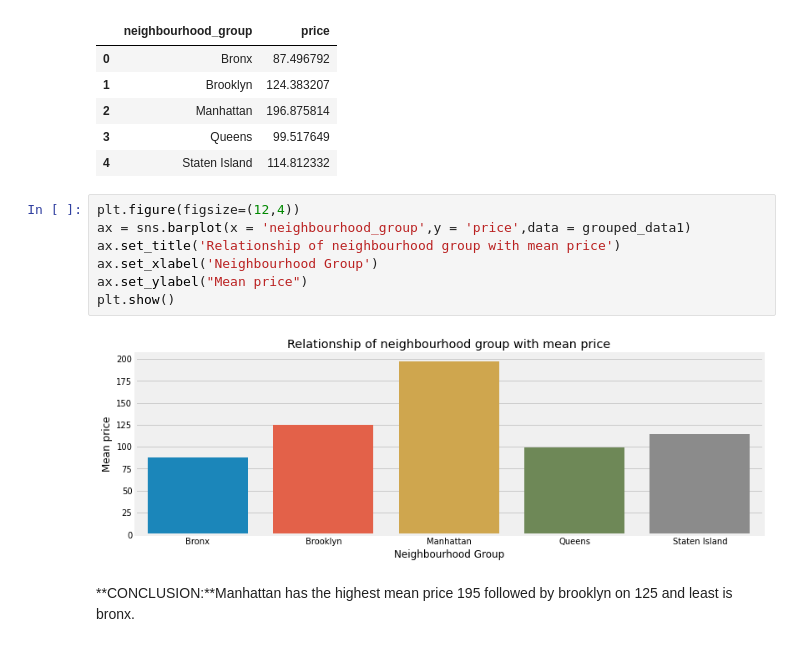
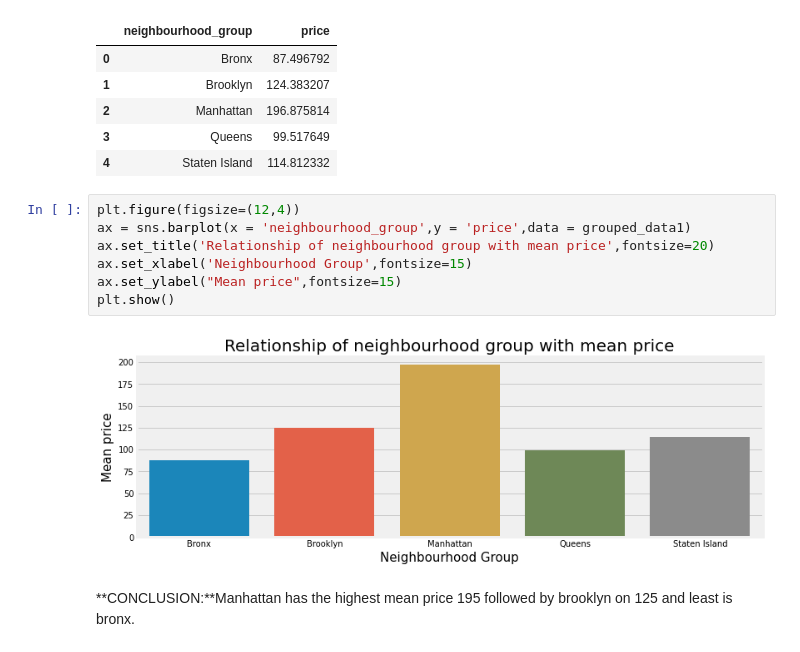
Before and after one commit to Gyanendra079/Airbnb-Bookings-Analysis, a Jupyter notebook: Airbnb_Bookings_Analysis_Capstone_Project.ipynb, the cells around one changed output. Saved outputs shown, nothing was run; the diff lists cells and outputs as text.

```diff
--- a/Airbnb_Bookings_Analysis_Capstone_Project.ipynb
+++ b/Airbnb_Bookings_Analysis_Capstone_Project.ipynb
@@ -290,12 +342,12 @@ grouped_data1
 # %%
 plt.figure(figsize=(12,4))
 ax = sns.barplot(x = 'neighbourhood_group',y = 'price',data = grouped_data1)
-ax.set_title('Relationship of neighbourhood group with mean price')
-ax.set_xlabel('Neighbourhood Group')
-ax.set_ylabel("Mean price")
+ax.set_title('Relationship of neighbourhood group with mean price',fontsize=20)
+ax.set_xlabel('Neighbourhood Group',fontsize=15)
+ax.set_ylabel("Mean price",fontsize=15)
 plt.show()
 # %% [output]
-[figure, old version]
+[figure, new version]
 # %% [markdown]
 **CONCLUSION:**Manhattan has the highest mean price 195 followed by brooklyn on 125 and least is bronx.
 # %%
```
Also changed, not shown: parts of 21 cells of this notebook.
